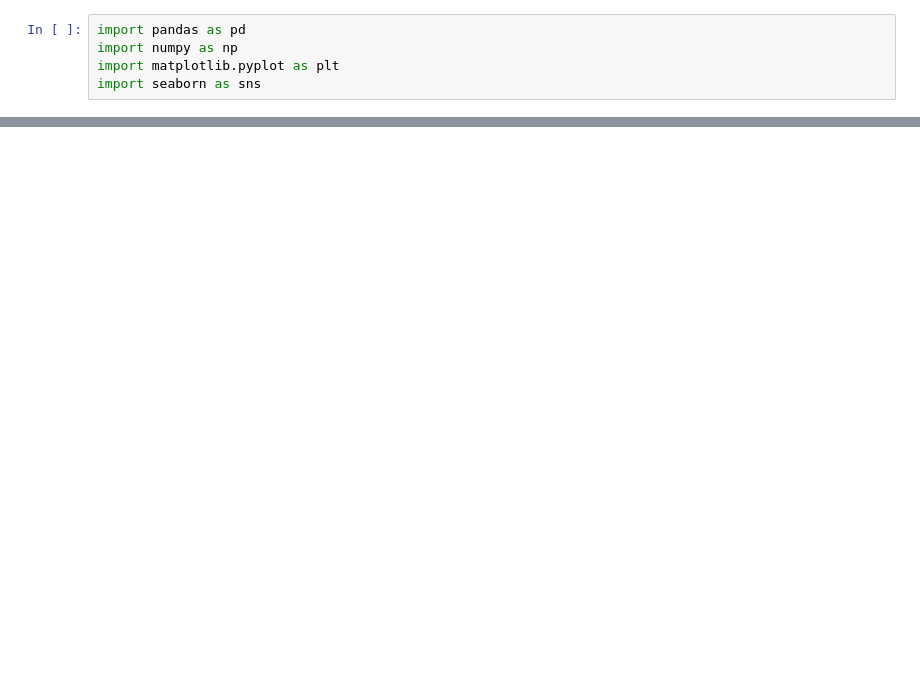
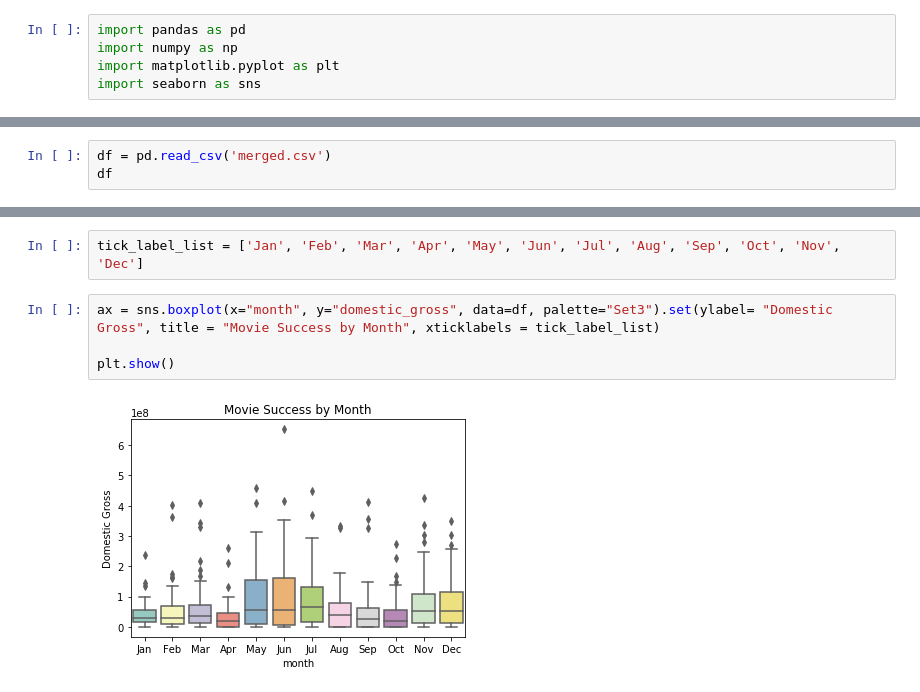
Before and after one commit to k-christensen/K_and_A_movie_project, a Jupyter notebook: K_visualizations.ipynb, the cells around one changed output, grey strips where cells are left out. Cells and saved outputs as stored; diff of their text form; blank space fills up the shorter version.

```diff
--- a/K_visualizations.ipynb
+++ b/K_visualizations.ipynb
@@ -24,0 +6,3 @@ import seaborn as sns
+# %%
+df = pd.read_csv('merged.csv')
+df
@@ -24,0 +28,8 @@ import seaborn as sns
+# %%
+tick_label_list = ['Jan', 'Feb', 'Mar', 'Apr', 'May', 'Jun', 'Jul', 'Aug', 'Sep', 'Oct', 'Nov', 'Dec']
+# %%
+ax = sns.boxplot(x="month", y="domestic_gross", data=df, palette="Set3").set(ylabel= "Domestic Gross", title = "Movie Success by Month", xticklabels = tick_label_list)
+
+plt.show()
+# %% [output]
+[figure, added]
```
Also changed, not shown: parts of 9 cells of this notebook, 2 other files.
